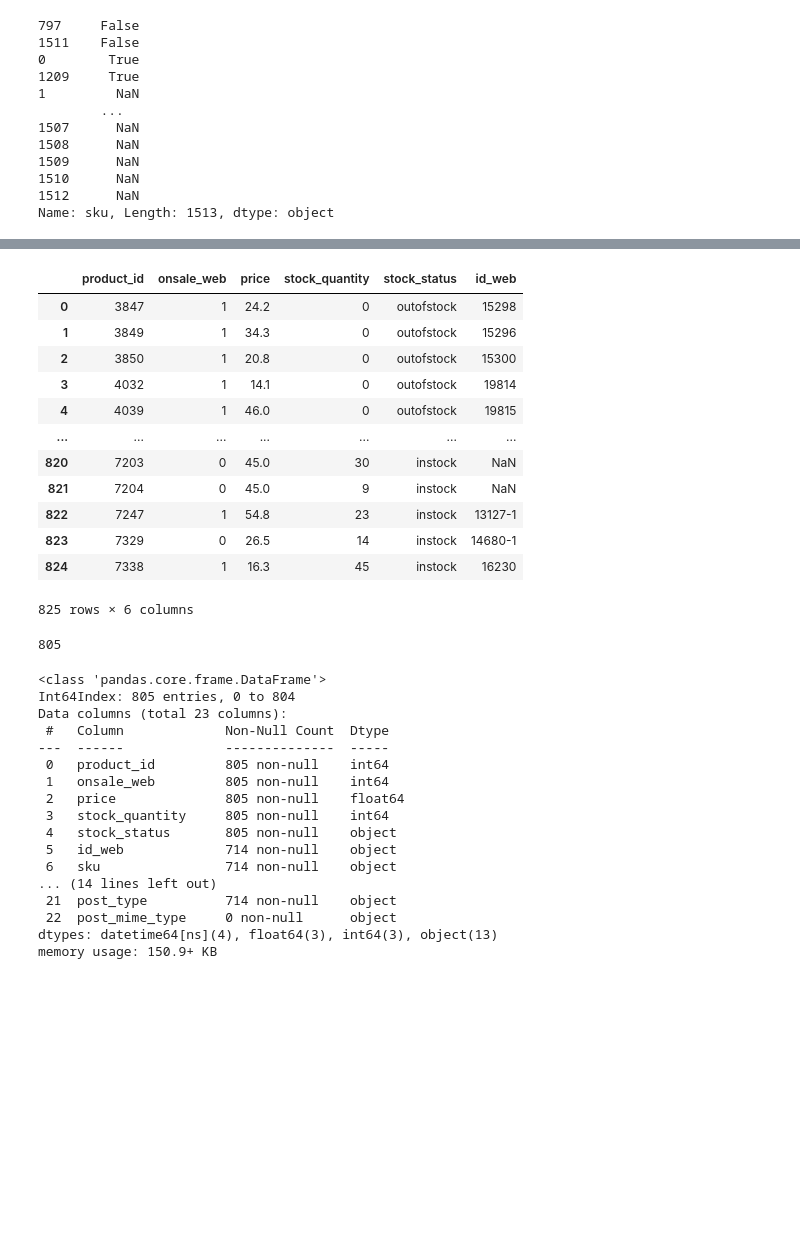
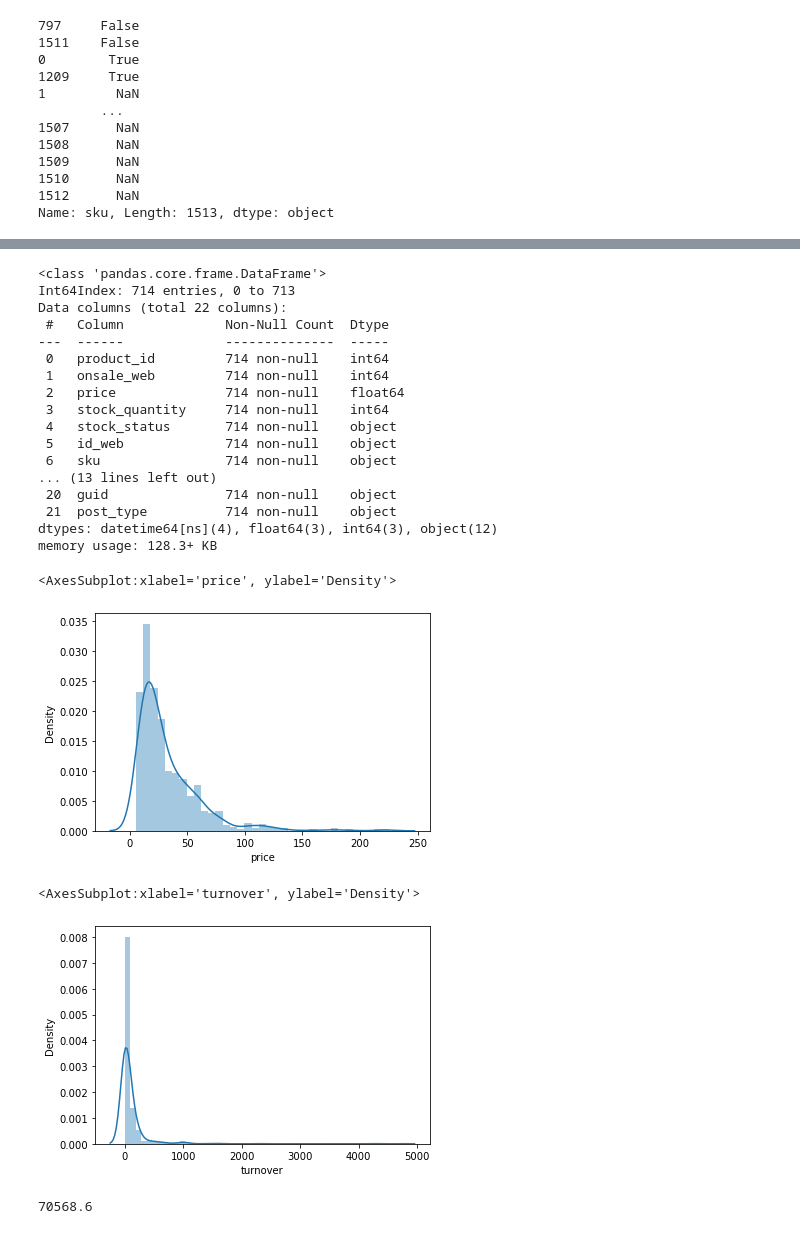
Before and after one commit to Etienne-COMBE/wine_spirit, a Jupyter notebook: src/main.ipynb, the cells around one changed output, grey strips where cells are left out. Drawn from its saved outputs; the diff is of its cells as text; code cells hidden in the pictures; blank space fills up the shorter version.

```diff
--- a/src/main.ipynb
+++ b/src/main.ipynb
@@ -129,42 +100,29 @@ web_clean = web_df_clean.drop_duplicates(subset='sku')
-# %%
-fusion_1 = erp_df.merge(liaison_df, on='product_id')
-fusion_1
-# %% [output]
-|  | product_id | onsale_web | price | stock_quantity | stock_status | id_web |
-| 0 | 3847 | 1 | 24.2 | 0 | outofstock | 15298 |
-| 1 | 3849 | 1 | 34.3 | 0 | outofstock | 15296 |
-| 2 | 3850 | 1 | 20.8 | 0 | outofstock | 15300 |
-| 3 | 4032 | 1 | 14.1 | 0 | outofstock | 19814 |
-| 4 | 4039 | 1 | 46.0 | 0 | outofstock | 19815 |
-| ... | ... | ... | ... | ... | ... | ... |
-| 820 | 7203 | 0 | 45.0 | 30 | instock | NaN |
-| 821 | 7204 | 0 | 45.0 | 9 | instock | NaN |
-| 822 | 7247 | 1 | 54.8 | 23 | instock | 13127-1 |
-| 823 | 7329 | 0 | 26.5 | 14 | instock | 14680-1 |
-| 824 | 7338 | 1 | 16.3 | 45 | instock | 16230 |
-825 rows × 6 columns
-# %%
-fusion = fusion_1.merge(web_clean, left_on = ('id_web'), right_on = ('sku'))
-len(fusion)
-# %% [output]
-805
+# %%
+web_df_clean = wl.cleaning_web_df(web_df)
+# %%
+fusion = wl.merge_tables(erp_df, liaison_df, web_df_clean)
 # %%
 fusion.info()
 # %% [output]
 <class 'pandas.core.frame.DataFrame'>
-Int64Index: 805 entries, 0 to 804
-Data columns (total 23 columns):
+Int64Index: 714 entries, 0 to 713
+Data columns (total 22 columns):
  #   Column             Non-Null Count  Dtype
 ---  ------             --------------  -----
- 0   product_id         805 non-null    int64
- 1   onsale_web         805 non-null    int64
- 2   price              805 non-null    float64
- 3   stock_quantity     805 non-null    int64
- 4   stock_status       805 non-null    object
+ 0   product_id         714 non-null    int64
+ 1   onsale_web         714 non-null    int64
+ 2   price              714 non-null    float64
+ 3   stock_quantity     714 non-null    int64
+ 4   stock_status       714 non-null    object
  5   id_web             714 non-null    object
  6   sku                714 non-null    object
-... (14 lines left out)
+... (13 lines left out)
+ 20  guid               714 non-null    object
  21  post_type          714 non-null    object
- 22  post_mime_type     0 non-null      object
-dtypes: datetime64[ns](4), float64(3), int64(3), object(13)
-memory usage: 150.9+ KB
+dtypes: datetime64[ns](4), float64(3), int64(3), object(12)
+memory usage: 128.3+ KB
+# %%
+sb.distplot(fusion['price'])
+# %% [output]
+<AxesSubplot:xlabel='price', ylabel='Density'>
+[figure, added]
@@ -170,0 +131,9 @@ memory usage: 150.9+ KB
+# %%
+sb.distplot(fusion['turnover'])
+# %% [output]
+<AxesSubplot:xlabel='turnover', ylabel='Density'>
+[figure, added]
+# %%
+fusion['turnover'].sum()
+# %% [output]
+70568.6
```
Also changed, not shown: parts of 19 cells of this notebook, 1 other file.
